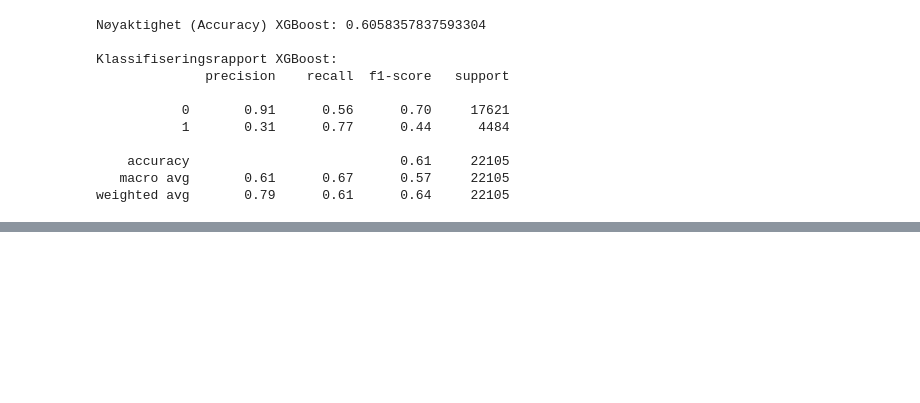
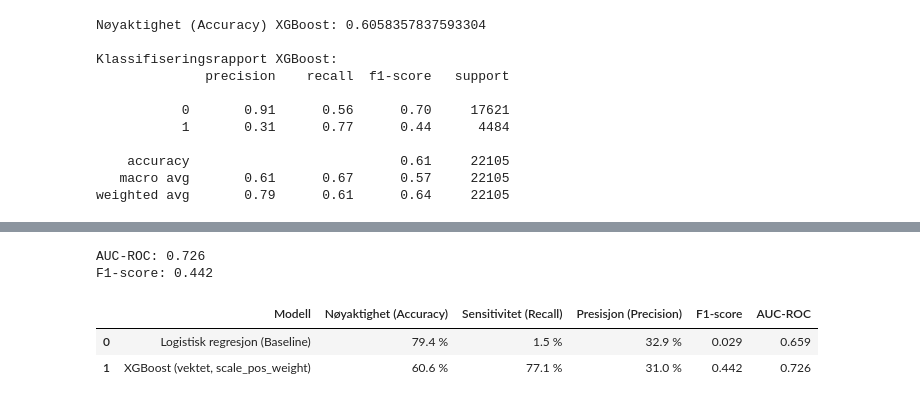
Before and after one commit to iversenmorten/IT6119-Prediksjon-Uteblivelse, a Jupyter notebook: notebooks/01_innlesing.ipynb, the cells around one changed output, grey strips where cells are left out. Saved outputs shown, nothing was run; the diff lists cells and outputs as text; code cells hidden in the pictures; blank space fills up the shorter version.

```diff
--- a/notebooks/01_innlesing.ipynb
+++ b/notebooks/01_innlesing.ipynb
@@ -206,0 +246,53 @@ Matplotlib is building the font cache; this may take a moment.
+# %%
+from sklearn.metrics import f1_score, roc_auc_score
+
+# 1. Hent ut modellens beregnede sannsynligheter for testsettet
+y_pred_proba = xgb_model.predict_proba(X_test)[:, 1]
+
+# 2. Beregn AUC-ROC og F1-score
+auc = roc_auc_score(y_test, y_pred_proba)
+f1 = f1_score(y_test, y_pred_xgb)
+
+print(f"AUC-ROC: {auc:.3f}")
+print(f"F1-score: {f1:.3f}")
+# %% [output]
+AUC-ROC: 0.726
+F1-score: 0.442
+# %%
+import pandas as pd
+from sklearn.metrics import accuracy_score, recall_score, precision_score, f1_score, roc_auc_score
+
+# Lag en samlet oppsummeringstabell
+tabell_data = {
+    'Modell': [
+        'Logistisk regresjon (Baseline)',
+        'XGBoost (vektet, scale_pos_weight)'
+    ],
+    'Nøyaktighet (Accuracy)': [
+        f"{accuracy_score(y_test, y_pred_log_reg)*100:.1f} %",
+        f"{accuracy_score(y_test, y_pred_xgb)*100:.1f} %"
+    ],
+    'Sensitivitet (Recall)': [
+        f"{recall_score(y_test, y_pred_log_reg, pos_label=1)*100:.1f} %",
+        f"{recall_score(y_test, y_pred_xgb, pos_label=1)*100:.1f} %"
+    ],
+    'Presisjon (Precision)': [
+        f"{precision_score(y_test, y_pred_log_reg, pos_label=1)*100:.1f} %",
+        f"{precision_score(y_test, y_pred_xgb, pos_label=1)*100:.1f} %"
+    ],
+    'F1-score': [
+        f"{f1_score(y_test, y_pred_log_reg, pos_label=1):.3f}",
+        f"{f1_score(y_test, y_pred_xgb, pos_label=1):.3f}"
+    ],
+    'AUC-ROC': [
+        f"{roc_auc_score(y_test, log_reg.predict_proba(X_test)[:, 1]):.3f}",
+        f"{roc_auc_score(y_test, xgb_model.predict_proba(X_test)[:, 1]):.3f}"
+    ]
+}
+
+df_oppsummering = pd.DataFrame(tabell_data)
+df_oppsummering
+# %% [output]
+|  | Modell | Nøyaktighet (Accuracy) | Sensitivitet (Recall) | Presisjon (Precision) | F1-score | AUC-ROC |
+| 0 | Logistisk regresjon (Baseline) | 79.4 % | 1.5 % | 32.9 % | 0.029 | 0.659 |
+| 1 | XGBoost (vektet, scale_pos_weight) | 60.6 % | 77.1 % | 31.0 % | 0.442 | 0.726 |
```
Also changed, not shown: parts of 3 cells of this notebook, 1 other file.
